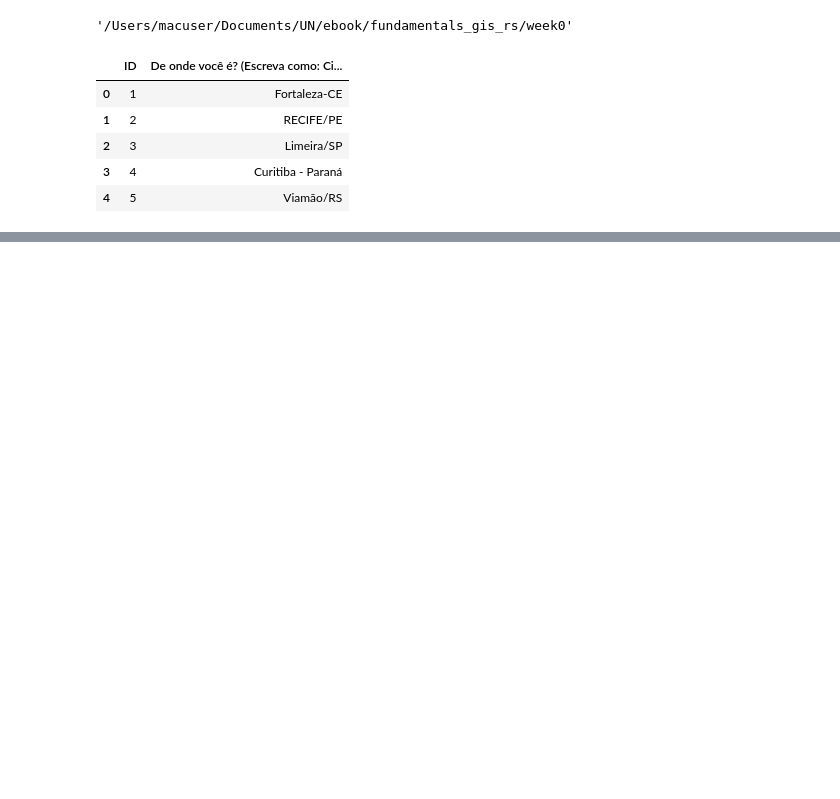
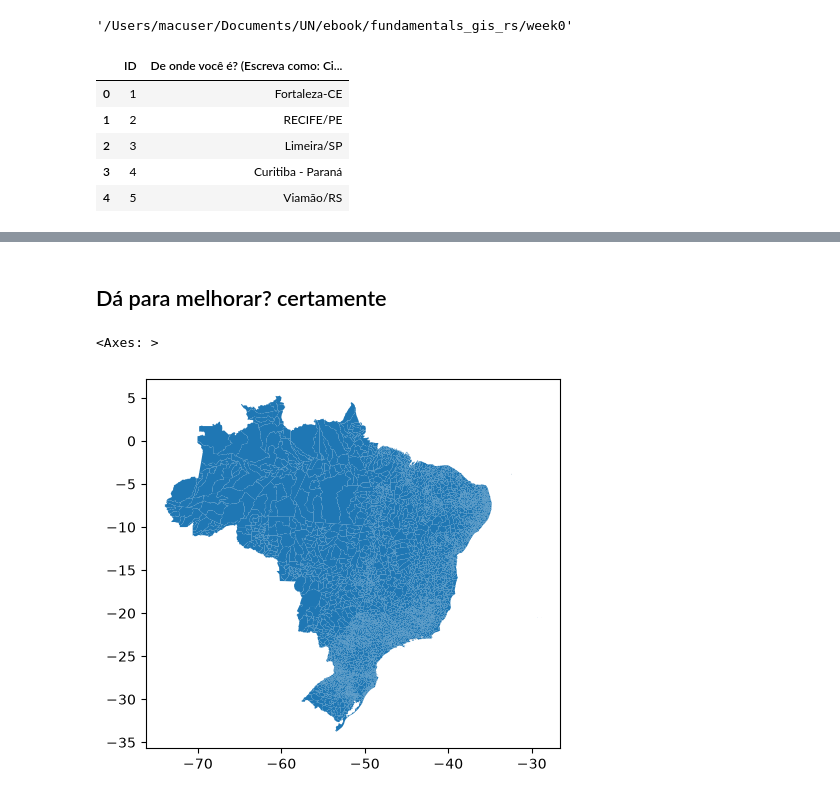
Before and after one commit to ftl-brazil-2026/ebook, a Jupyter notebook: fundamentals_gis_rs/week0/space_tech_ecossystem.ipynb, the cells around one changed output, grey strips where cells are left out. Saved outputs shown, nothing was run; the diff lists cells and outputs as text; code cells hidden in the pictures; blank space fills up the shorter version.

```diff
--- a/fundamentals_gis_rs/week0/space_tech_ecossystem.ipynb
+++ b/fundamentals_gis_rs/week0/space_tech_ecossystem.ipynb
@@ -148,0 +186,9 @@ plt.show()
+# %% [markdown]
+## Dá para melhorar? certamente
+# %%
+# baixando os dados de municipipo
+muni = geobr.read_municipality(year=2020)
+muni.plot()
+# %% [output]
+<Axes: >
+[figure, added]
```
Also changed, not shown: parts of 25 cells of this notebook, 10 other files.
